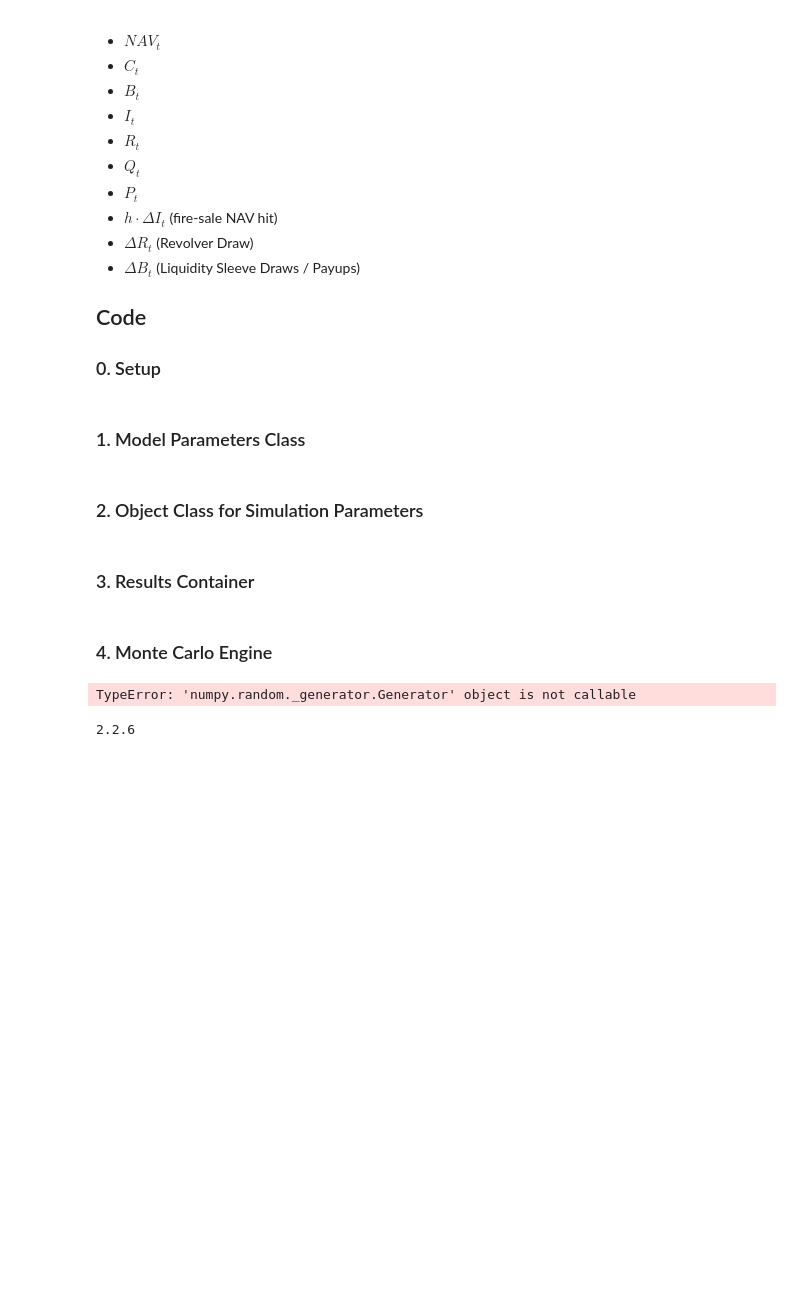
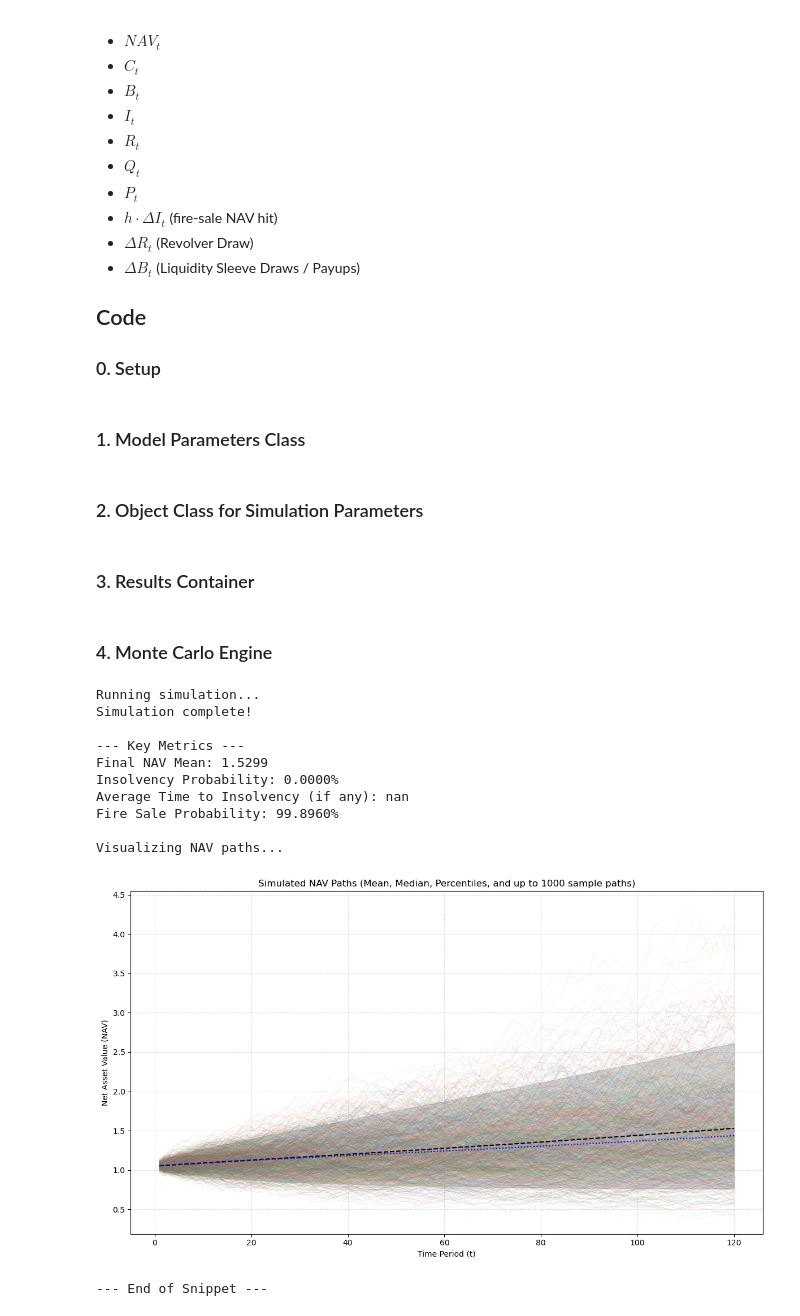
Before and after one commit to dleather/liquidity_sim, a Jupyter notebook: liquidity_sim.ipynb, the cells around one changed output. Cells and saved outputs as stored; diff of their text form; code cells hidden in the pictures; blank space fills up the shorter version.

```diff
--- a/liquidity_sim.ipynb
+++ b/liquidity_sim.ipynb
@@ -473,7 +473,7 @@ class MonteCarloEngine:
 
         # Initalize state variables for all paths
         C = np.zeros(n_paths, dtype = flt_dtype)   # Cash balance
-        B = np.zeros(n_paths, dtype = flt_dtype)   # Liquidity Buffer
+        B = 0.05 * np.ones(n_paths, dtype = flt_dtype)   # Liquidity Buffer
         I = nav.copy()                      # Illiquid assets
         R = np.zeros(n_paths, dtype = flt_dtype)   # Revolver balance
         Q = np.zeros(n_paths, dtype = flt_dtype)   # Redemption Queue Size
@@ -751,9 +722,0 @@ engine = MonteCarloEngine(model=model_params, sim=sim_params)
-# %%
-engine.simulate()
-# %% [output]
-TypeError: 'numpy.random._generator.Generator' object is not callable
-# %%
-import numpy as np
-print(np.__version__)
-# %% [output]
-2.2.6
@@ -759,0 +761,62 @@ print(np.__version__)
+# %%
+import matplotlib.pyplot as plt
+# 3. Run the Simulation
+print("Running simulation...")
+results: SimulationResults = engine.simulate() # results will be an instance of your SimulationResults class
+print("Simulation complete!")
+
+# 4. Print Some Key Scalar Metrics
+print("\n--- Key Metrics ---")
+print(f"Final NAV Mean: {results.metrics.get('final_nav_mean', 'N/A'):.4f}")
+print(f"Insolvency Probability: {results.metrics.get('insolvency_prob', 'N/A'):.4%}")
+print(f"Average Time to Insolvency (if any): {results.metrics.get('avg_time_to_insolvency', 'N/A')}") # Will be NaN if none
+print(f"Fire Sale Probability: {results.metrics.get('fire_sale_prob', 'N/A'):.4%}")
+# ... (print other metrics as needed) ...
+
+# 5. Visualize NAV Paths (if detailed paths were stored)
+if sim_params.store_detailed_paths and not results.panel.empty:
+    print("\nVisualizing NAV paths...")
+    nav_paths = results.panel['NAV'].unstack(level='path') # Panel index: (time, path)
+
+    plt.figure(figsize=(12, 7))
+
+    paths_to_plot = min(1_000, sim_params.n_paths)
+    if paths_to_plot > 0:
+        nav_paths.iloc[:, :paths_to_plot].plot(legend=False, alpha=0.15, ax=plt.gca(), linewidth=0.5) # Thinner, more transparent
+
+    if sim_params.n_paths > 0:
+        mean_nav = nav_paths.mean(axis=1)
+        median_nav = nav_paths.median(axis=1)
+        p05_nav = nav_paths.quantile(0.05, axis=1)
+        p95_nav = nav_paths.quantile(0.95, axis=1)
+
+        mean_nav.plot(color='black', linewidth=1.5, linestyle='--', label='Mean NAV', ax=plt.gca())
+        median_nav.plot(color='blue', linewidth=1.5, linestyle=':', label='Median NAV', ax=plt.gca())
+
+        plt.fill_between(nav_paths.index, p05_nav, p95_nav, color='gray', alpha=0.3, label='5th-95th Percentile')
+
+    plt.title(f'Simulated NAV Paths (Mean, Median, Percentiles, and up to {paths_to_plot} sample paths)')
+    plt.xlabel('Time Period (t)')
+    plt.ylabel('Net Asset Value (NAV)')
+    plt.grid(True, linestyle=':', alpha=0.7)
+    plt.tight_layout()
+    plt.show()
+elif sim_params.store_detailed_paths:
+    print("\nDetailed paths were set to be stored, but the results panel is empty.")
+else:
+    print("\nDetailed paths were not stored (store_detailed_paths=False). Cannot plot NAV paths.")
+
+print("\n--- End of Snippet ---")
+# %% [output]
+Running simulation...
+Simulation complete!
+
+--- Key Metrics ---
+Final NAV Mean: 1.5299
+Insolvency Probability: 0.0000%
+Average Time to Insolvency (if any): nan
+Fire Sale Probability: 99.8960%
+
+Visualizing NAV paths...
+[figure, added]
+--- End of Snippet ---
```
Also changed, not shown: parts of 2 cells of this notebook, 2 other files.
